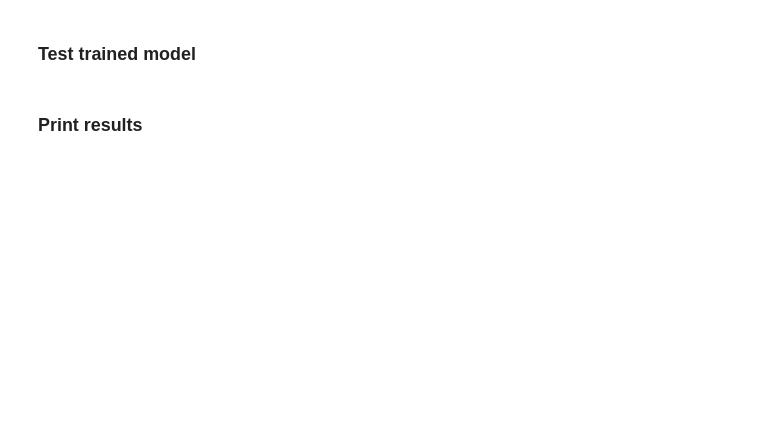
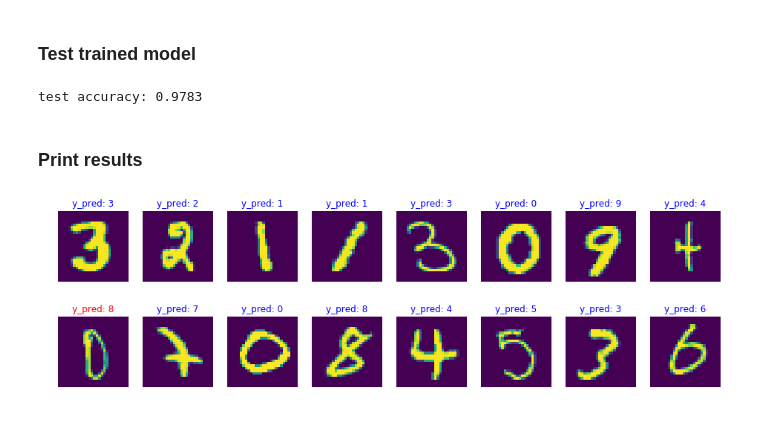
Before and after one commit to modulabs/modu-tensorflow, a Jupyter notebook: week03/02_mnist_cnn_with_slim.ipynb, the cells around one changed output. Cells and saved outputs as stored; diff of their text form; code cells hidden in the pictures; blank space fills up the shorter version.

```diff
--- a/week03/02_mnist_cnn_with_slim.ipynb
+++ b/week03/02_mnist_cnn_with_slim.ipynb
@@ -271,22 +277,24 @@ train_iterator = train_dataset.make_initializable_iterator()
 train_handle = sess.run(train_iterator.string_handle())
 
 # Train
-max_epochs = 2
+max_epochs = 1
 step = 0
 for epochs in range(max_epochs):
   # 여기를 직접 채워 넣으시면 됩니다.
   sess.run(train_iterator.initializer)
 
-  start_time = time.time()
   while True:
     try:
-      # 여기를 직접 채워 넣으시면 됩니다.
+      start_time = time.time()
       _, loss = sess.run([train_step, cross_entropy],
                          feed_dict={handle: train_handle,
                                     is_training: True})
-      if step % 100 == 0:
-        print("step: {}, loss: {}".format(step, loss))
+      if step % 10 == 0:
+        duration = time.time() - start_time
+        examples_per_sec = batch_size / float(duration)
+        print("epochs: {}, step: {}, loss: {:g}, ({:.2f} examples/sec; {:.3f} sec/batch)".format(epochs, step, loss, examples_per_sec, duration))
 
+      if step % 200 == 0:
         # summary
         summary_str = sess.run(summary_op, feed_dict={handle: train_handle, is_training: False})
         train_writer.add_summary(summary_str, global_step=step)
@@ -297,7 +305,5 @@ for epochs in range(max_epochs):
       print("End of dataset")  # ==> "End of dataset"
       break
 
-  print("Epochs: {} Elapsed time: {}".format(epochs, time.time() - start_time))
-
 train_writer.close()
 print("training done!")
@@ -314,21 +338,25 @@ sess.run(tf.local_variables_initializer())
 
 sess.run(acc_op, feed_dict={handle: test_handle, is_training: False})
 print("test accuracy:", sess.run(accuracy, feed_dict={handle: test_handle, is_training: False}))
+# %% [output]
+test accuracy: 0.9783
 # %% [markdown]
 ### Print results
 # %%
-import numpy as np
-import matplotlib.pyplot as plt
-%matplotlib inline
-
 test_batch_size = 16
 batch_index = np.random.choice(len(test_data), size=test_batch_size, replace=False)
 batch_xs = test_data[batch_index]
+batch_ys = test_labels[batch_index]
 y_pred = sess.run(logits, feed_dict={x: batch_xs, is_training: False})
 
 fig = plt.figure(figsize=(16, 10))
 for i, (px, py) in enumerate(zip(batch_xs, y_pred)):
   p = fig.add_subplot(4, 8, i+1)
-  p.set_title("y_pred: {}".format(np.argmax(py)))
-  p.imshow(px.reshape(28, 28), cmap='gray')
+  if np.argmax(py) == batch_ys[i]:
+    p.set_title("y_pred: {}".format(np.argmax(py)), color='blue')
+  else:
+    p.set_title("y_pred: {}".format(np.argmax(py)), color='red')
+  p.imshow(px.reshape(28, 28))
   p.axis('off')
+# %% [output]
+[figure, added]
```
Also changed, not shown: parts of 5 cells of this notebook, 1 other file.
